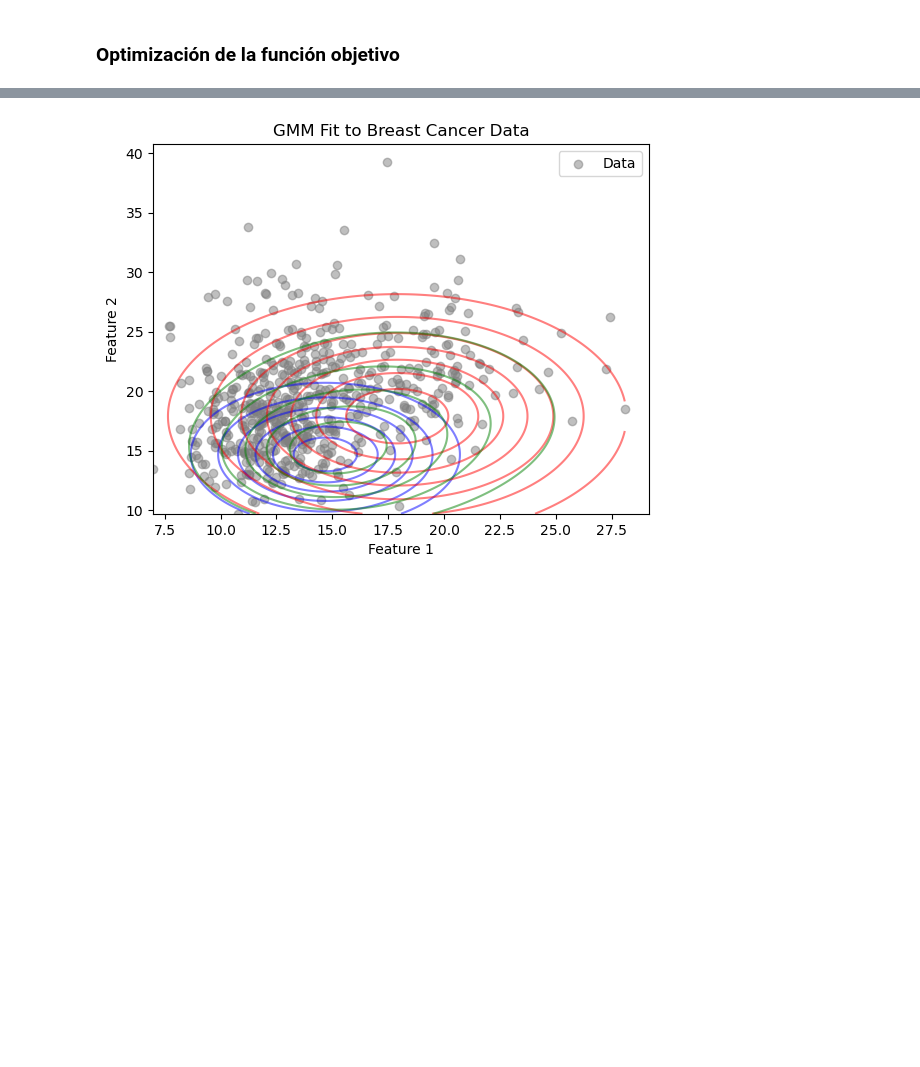
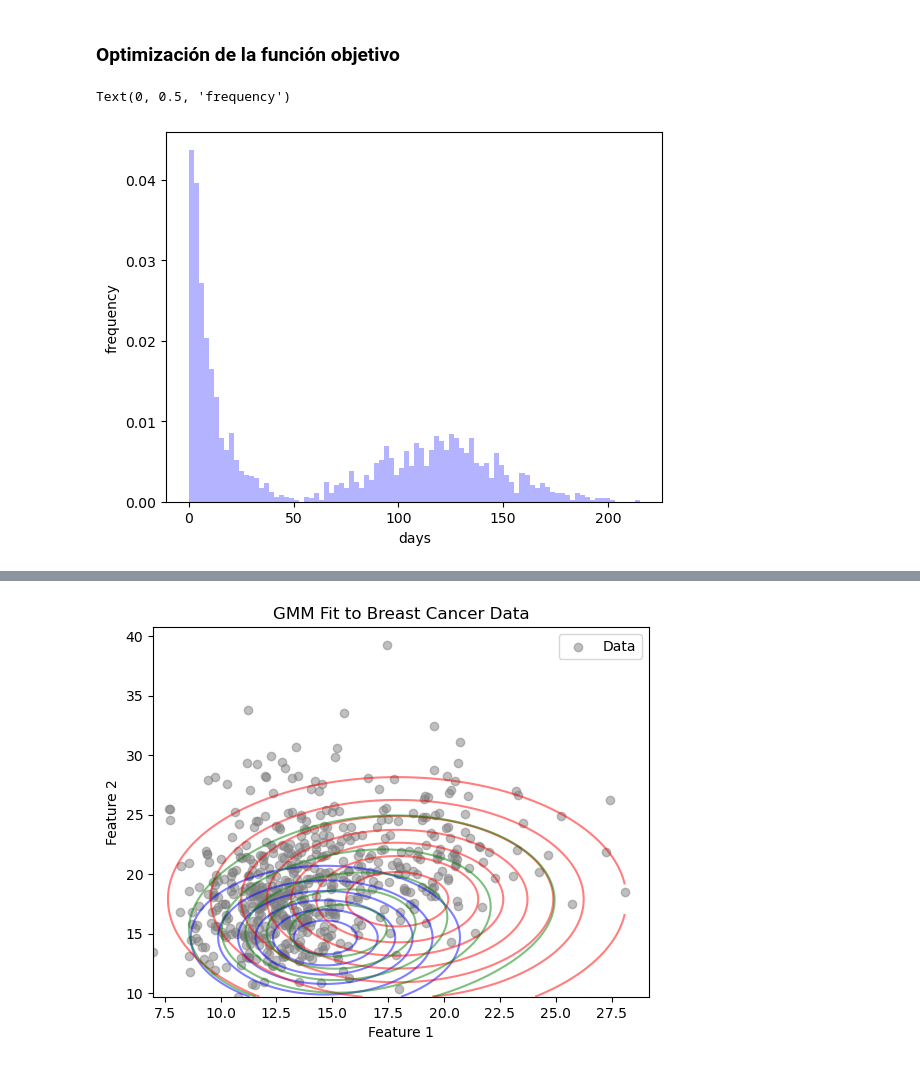
Before and after one commit to jealcalat/AEM-ITESO, a Jupyter notebook: tema_3/3.1_funcion_verosimilitud_Vpython.ipynb, the cells around one changed output, grey strips where cells are left out. Cells and saved outputs as stored; diff of their text form; code cells hidden in the pictures; blank space fills up the shorter version.

```diff
--- a/tema_3/3.1_funcion_verosimilitud_Vpython.ipynb
+++ b/tema_3/3.1_funcion_verosimilitud_Vpython.ipynb
@@ -941 +876,8 @@ df.to_csv('booking_days.csv', index=False)
+# %%
+plt.hist(all_days, bins=90, density=True, color='#B3B3FF', label='data');
+plt.xlabel('days')
+plt.ylabel('density')
+# %% [output]
+Text(0, 0.5, 'frequency')
+[figure, added]
 # %%
```
Also changed, not shown: parts of 21 cells of this notebook, 39 other files.
